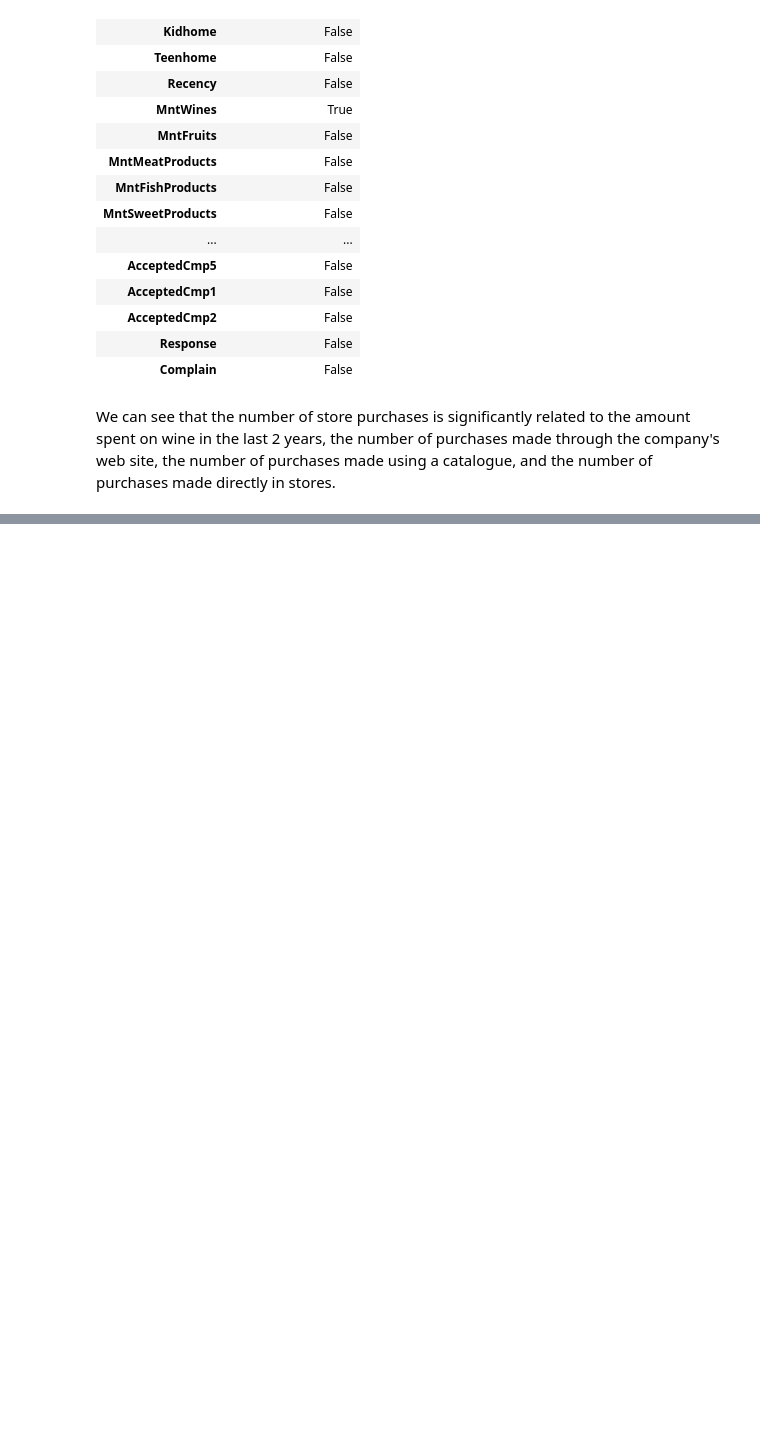
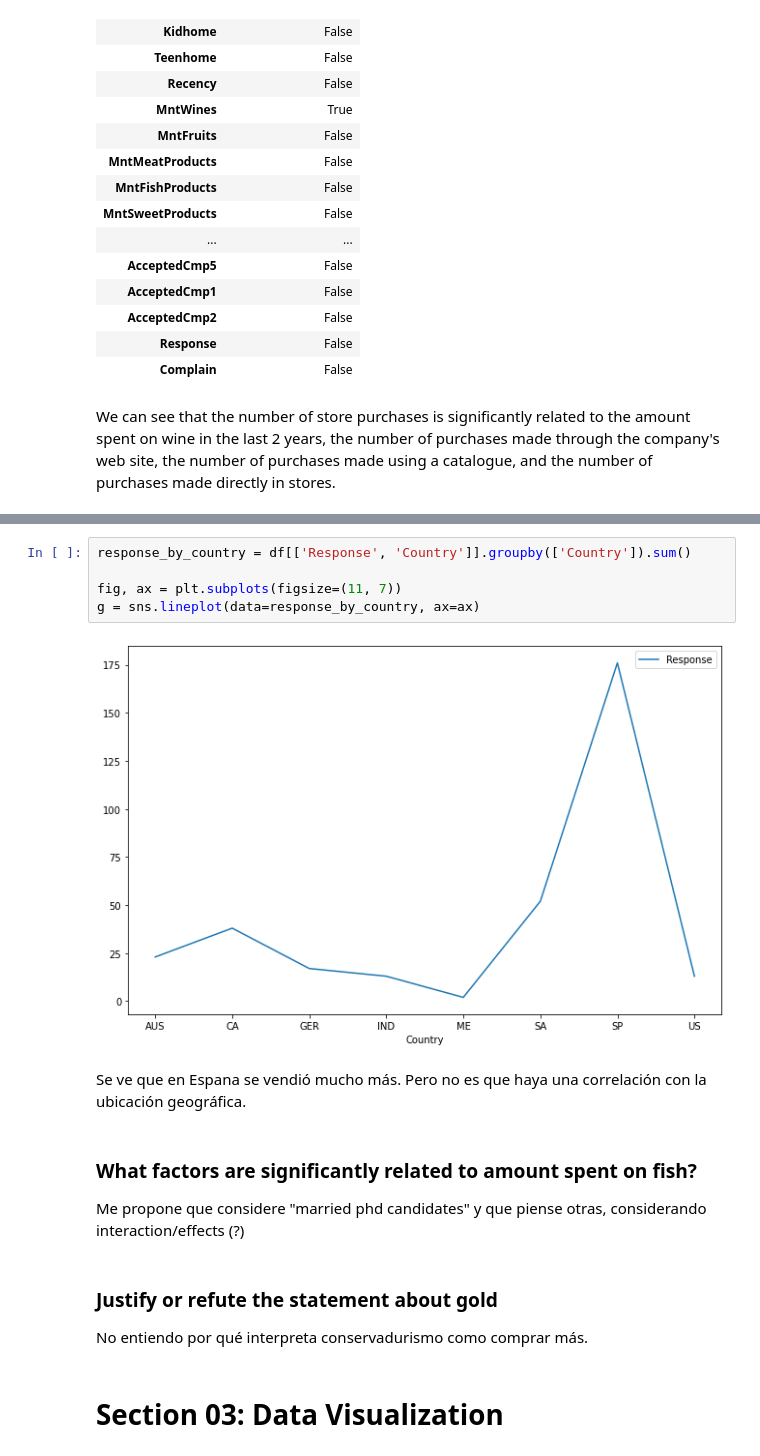
Before and after one commit to andres-troiano/Marketing-Analytics, a Jupyter notebook: Marketing Analytics Project.ipynb, the cells around one changed output, grey strips where cells are left out. Cells and saved outputs as stored; diff of their text form; blank space fills up the shorter version.

```diff
--- a/Marketing Analytics Project.ipynb
+++ b/Marketing Analytics Project.ipynb
@@ -203,0 +252,17 @@ We can see that the number of store purchases is significantly related to the am
+# %%
+response_by_country = df[['Response', 'Country']].groupby(['Country']).sum()
+
+fig, ax = plt.subplots(figsize=(11, 7))
+g = sns.lineplot(data=response_by_country, ax=ax)
+# %% [output]
+[figure, added]
+# %% [markdown]
+Se ve que en Espana se vendió mucho más. Pero no es que haya una correlación con la ubicación geográfica.
+# %% [markdown]
+### What factors are significantly related to amount spent on fish?
+Me propone que considere "married phd candidates" y que piense otras, considerando interaction/effects (?)
+# %% [markdown]
+### Justify or refute the statement about gold
+No entiendo por qué interpreta conservadurismo como comprar más.
+# %% [markdown]
+# Section 03: Data Visualization
```
Also changed, not shown: parts of 6 cells of this notebook.
